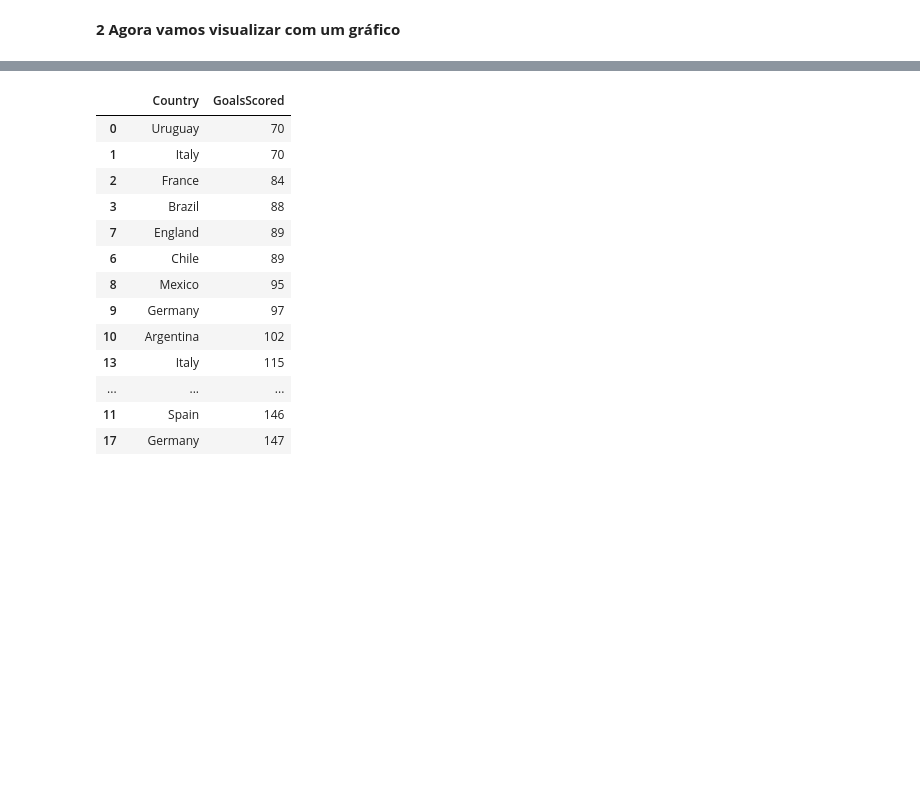
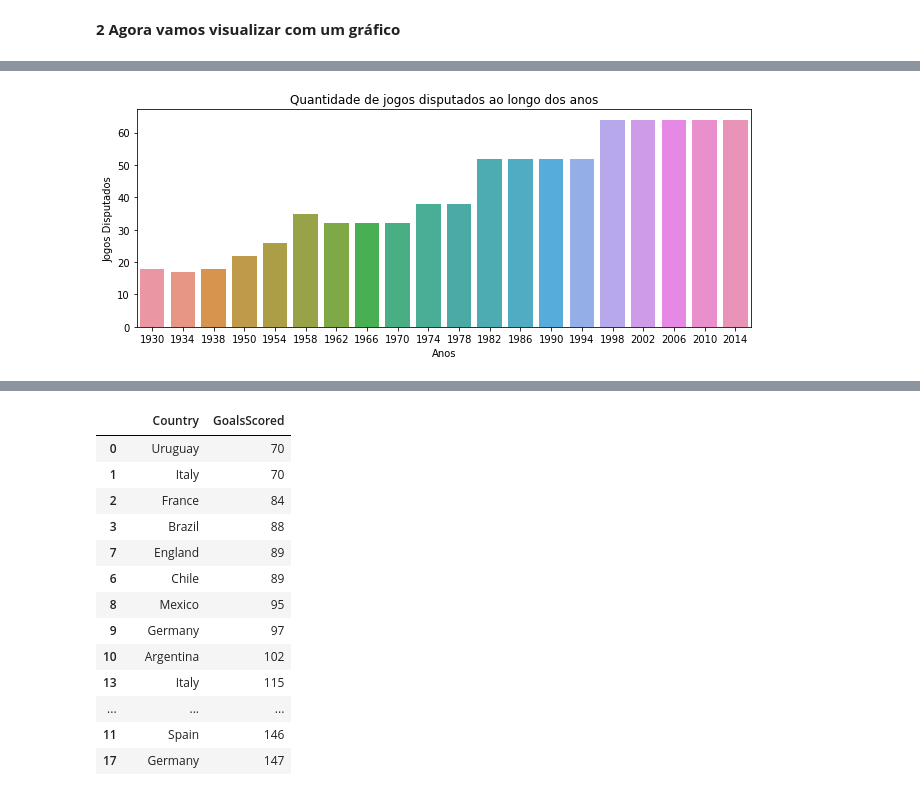
Before and after one commit to Hugox96/Analise_Copas, a Jupyter notebook: Copa.ipynb, the cells around one changed output, grey strips where cells are left out. Drawn from its saved outputs; the diff is of its cells as text; code cells hidden in the pictures; blank space fills up the shorter version.

```diff
--- a/Copa.ipynb
+++ b/Copa.ipynb
@@ -85,0 +89,11 @@ plt.show()
+# %%
+
+plt.figure(figsize=(11,4))
+# c = sns.color_palette("tab10")
+sns.barplot(x='Year',y='MatchesPlayed', data=Matches)
+plt.xlabel("Anos")
+plt.ylabel("Jogos Disputados")
+plt.title("Quantidade de jogos disputados ao longo dos anos",color='black')
+plt.show()
+# %% [output]
+[figure, added]
```
Also changed, not shown: parts of 6 cells of this notebook, 2 other files.
